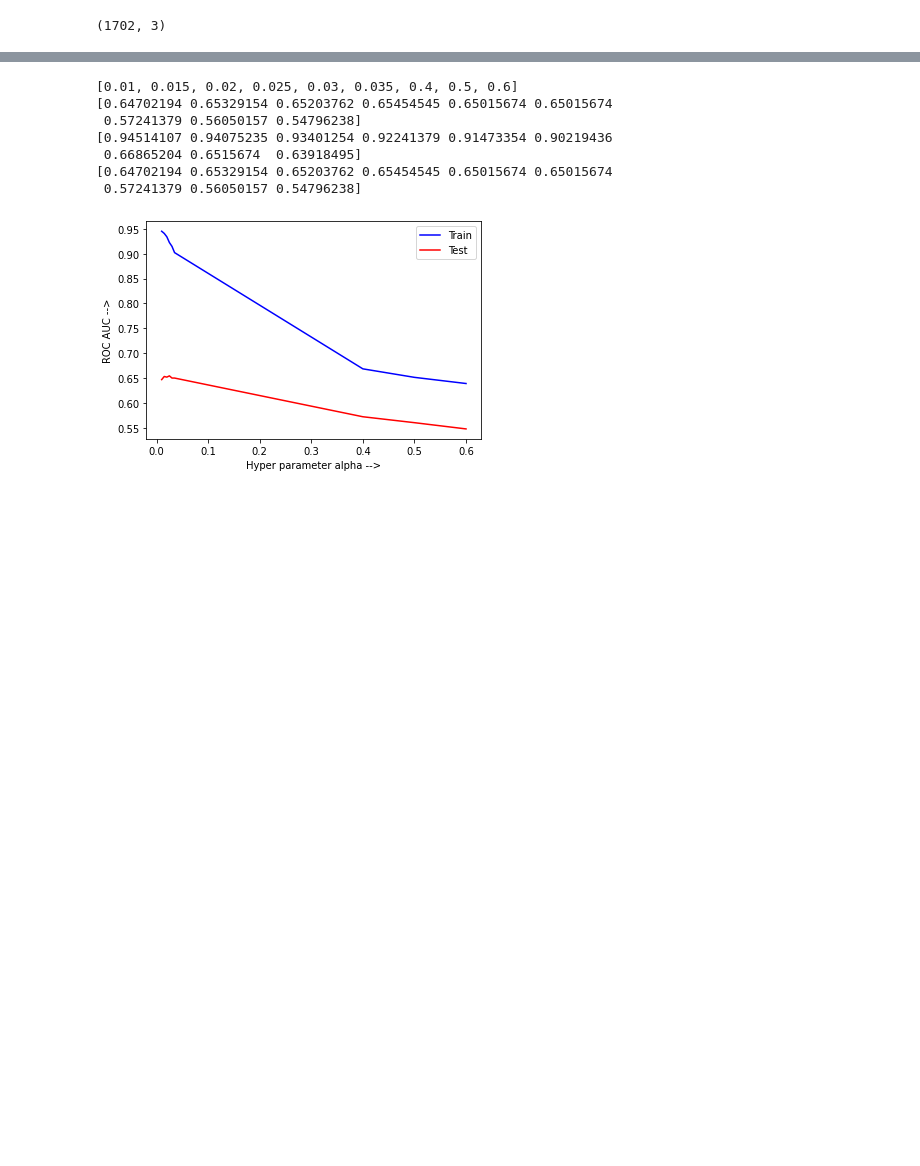
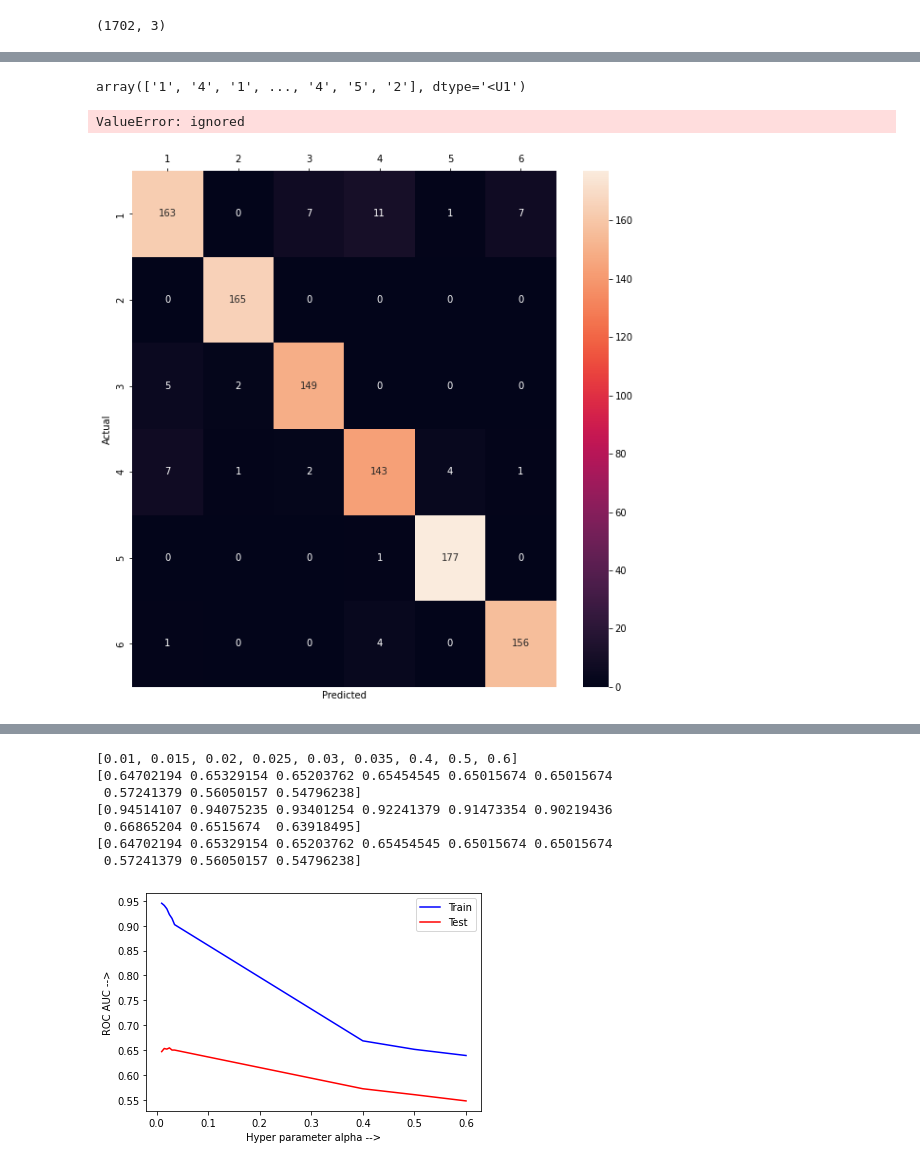
Before and after one commit to srinivas2234/VLabd_Assignment, a Jupyter notebook: Email_classification_Vlabs.ipynb, the cells around one changed output, grey strips where cells are left out. Cells and saved outputs as stored; diff of their text form; code cells hidden in the pictures; blank space fills up the shorter version.

```diff
--- a/Email_classification_Vlabs.ipynb
+++ b/Email_classification_Vlabs.ipynb
@@ -397,0 +580,33 @@ Updated_dataset.shape
+# %%
+y_pred_train = bestmnb.predict(Tfidf_train)
+y_pred_test = bestmnb.predict(Tfidf_test)
+# %%
+y_pred_train
+# %% [output]
+array(['1', '4', '1', ..., '4', '5', '2'], dtype='<U1')
+# %%
+from sklearn.metrics import multilabel_confusion_matrix
+
+y_unique = y_test.unique()
+mcm = multilabel_confusion_matrix(y_test, y_pred_test,labels=[1,2,3,4,5,6])
+mcm
+
+#cm = multilabel_confusion_matrix(y_test, y_pred_test,labels=[1,2,3,4,5,6])
+# print('Confusion matrix\n', cm)
+
+#cm_matrix = pd.DataFrame(data=cm, columns=['Actual Positive', 'Actual Negative'], index=['Predict Positive', 'Predict Negative'])
+#sns.heatmap(cm_matrix, annot=True, fmt='d', cmap='YlGnBu')
+#plt.show()
+# %% [output]
+ValueError: ignored
+# %%
+from sklearn.metrics import confusion_matrix
+conf_mat = confusion_matrix(y_test, y_pred_test)
+fig, ax = plt.subplots(figsize=(10,10))
+sns.heatmap(conf_mat, annot=True, fmt='d',xticklabels=["1","2","3","4","5","6"], yticklabels=["1","2","3","4","5","6"])
+ax.xaxis.tick_top()
+plt.ylabel('Actual')
+plt.xlabel('Predicted')
+plt.show()
+# %% [output]
+[figure, added]
```
Also changed, not shown: parts of 39 cells of this notebook.
